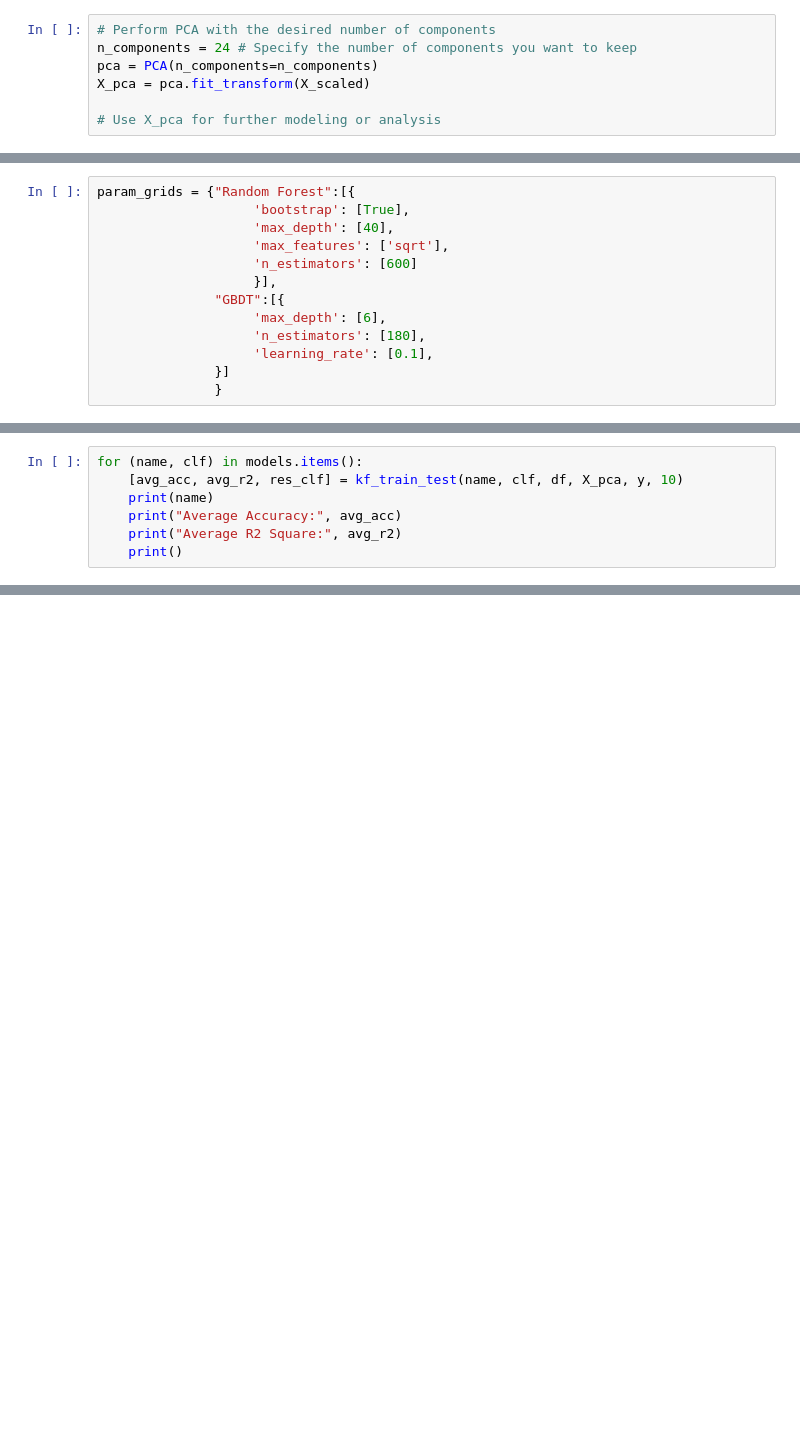
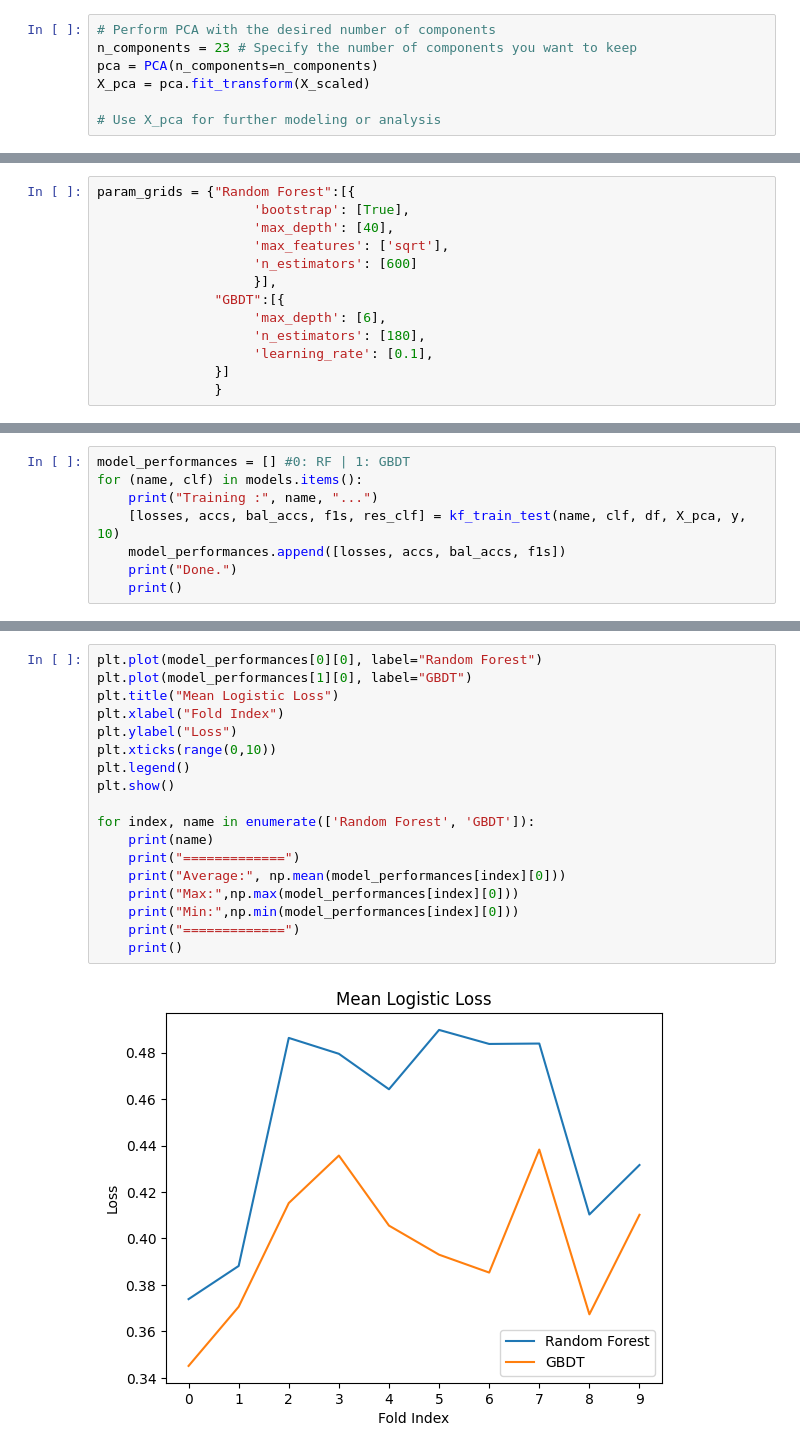
Before and after one commit to LilAiluropoda/corporate-credit-rating, a Jupyter notebook: model/basic_xgboost_v0.ipynb, the cells around one changed output, grey strips where cells are left out. Drawn from its saved outputs; the diff is of its cells as text; blank space fills up the shorter version.

```diff
--- a/model/basic_xgboost_v0.ipynb
+++ b/model/basic_xgboost_v0.ipynb
@@ -245,7 +233,7 @@ y = y.values
 ## PCA Decomposition
 # %%
 # Perform PCA with the desired number of components
-n_components = 24 # Specify the number of components you want to keep
+n_components = 23 # Specify the number of components you want to keep
 pca = PCA(n_components=n_components)
 X_pca = pca.fit_transform(X_scaled)
 
@@ -319,8 +323,9 @@ KeyboardInterrupt:
 # %%
+model_performances = [] #0: RF | 1: GBDT
 for (name, clf) in models.items():
-    [avg_acc, avg_r2, res_clf] = kf_train_test(name, clf, df, X_pca, y, 10)
-    print(name)
-    print("Average Accuracy:", avg_acc)
-    print("Average R2 Square:", avg_r2)
+    print("Training :", name, "...")
+    [losses, accs, bal_accs, f1s, res_clf] = kf_train_test(name, clf, df, X_pca, y, 10)
+    model_performances.append([losses, accs, bal_accs, f1s])
+    print("Done.")
     print()
 # %% [output]
@@ -364,0 +341,20 @@ Average R2 Square: 0.33834810344320604
+# %%
+plt.plot(model_performances[0][0], label="Random Forest")
+plt.plot(model_performances[1][0], label="GBDT")
+plt.title("Mean Logistic Loss")
+plt.xlabel("Fold Index")
+plt.ylabel("Loss")
+plt.xticks(range(0,10))
+plt.legend()
+plt.show()
+
+for index, name in enumerate(['Random Forest', 'GBDT']):
+    print(name)
+    print("=============")
+    print("Average:", np.mean(model_performances[index][0]))
+    print("Max:",np.max(model_performances[index][0]))
+    print("Min:",np.min(model_performances[index][0]))
+    print("=============")
+    print()
+# %% [output]
+[figure, added]
```
Also changed, not shown: parts of 17 cells of this notebook.
